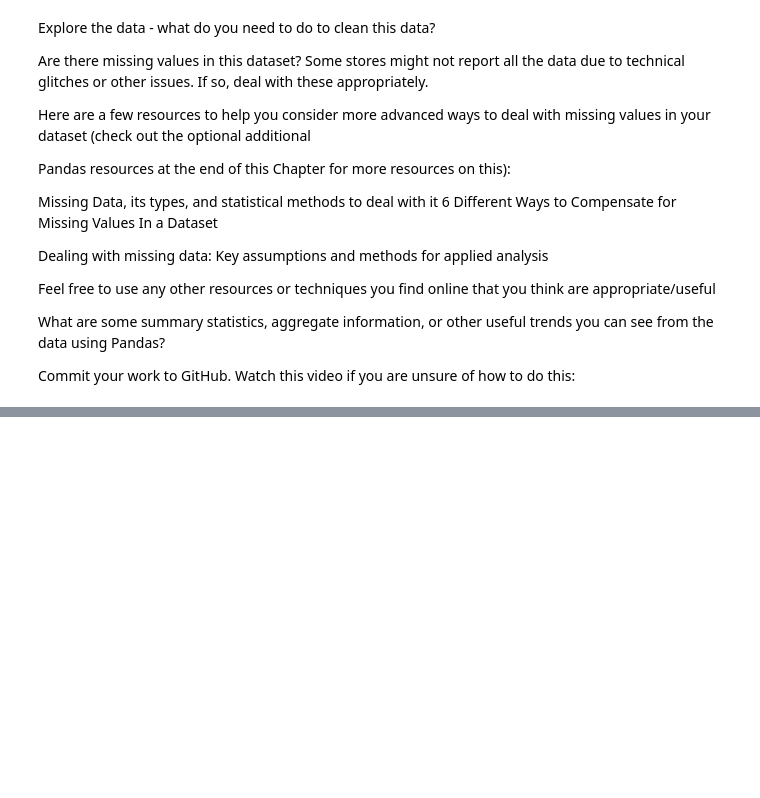
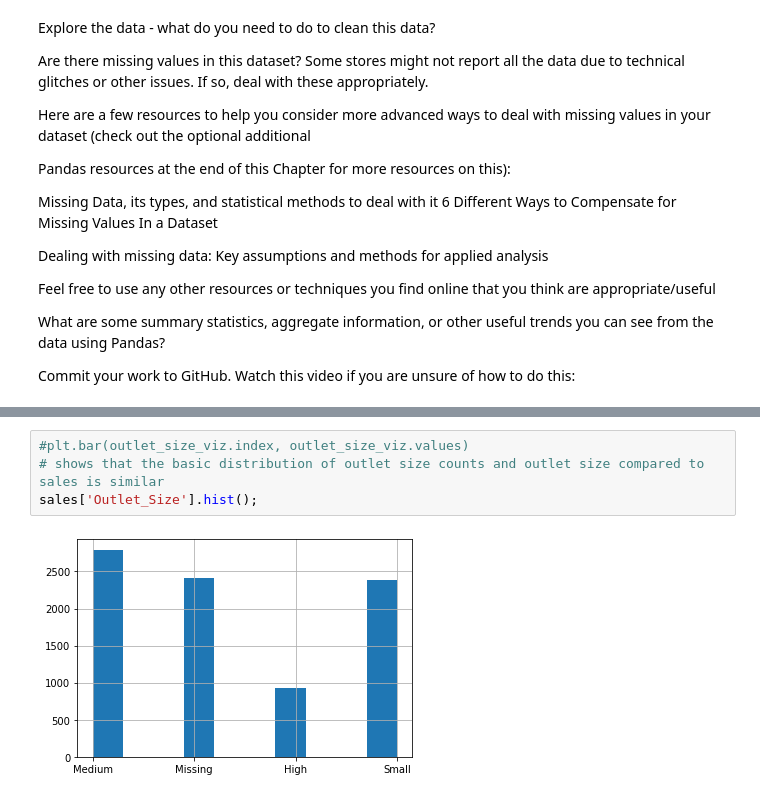
Before and after one commit to datguy7/Placeholder, a Jupyter notebook: Carter_Project_1.ipynb, the cells around one changed output, grey strips where cells are left out. Drawn from its saved outputs; the diff is of its cells as text; blank space fills up the shorter version.

```diff
--- a/Carter_Project_1.ipynb
+++ b/Carter_Project_1.ipynb
@@ -74,0 +170,6 @@ memory usage: 799.2+ KB
+# %%
+#plt.bar(outlet_size_viz.index, outlet_size_viz.values)
+# shows that the basic distribution of outlet size counts and outlet size compared to sales is similar
+sales['Outlet_Size'].hist();
+# %% [output]
+[figure, added]
```
Also changed, not shown: parts of 41 cells of this notebook.
